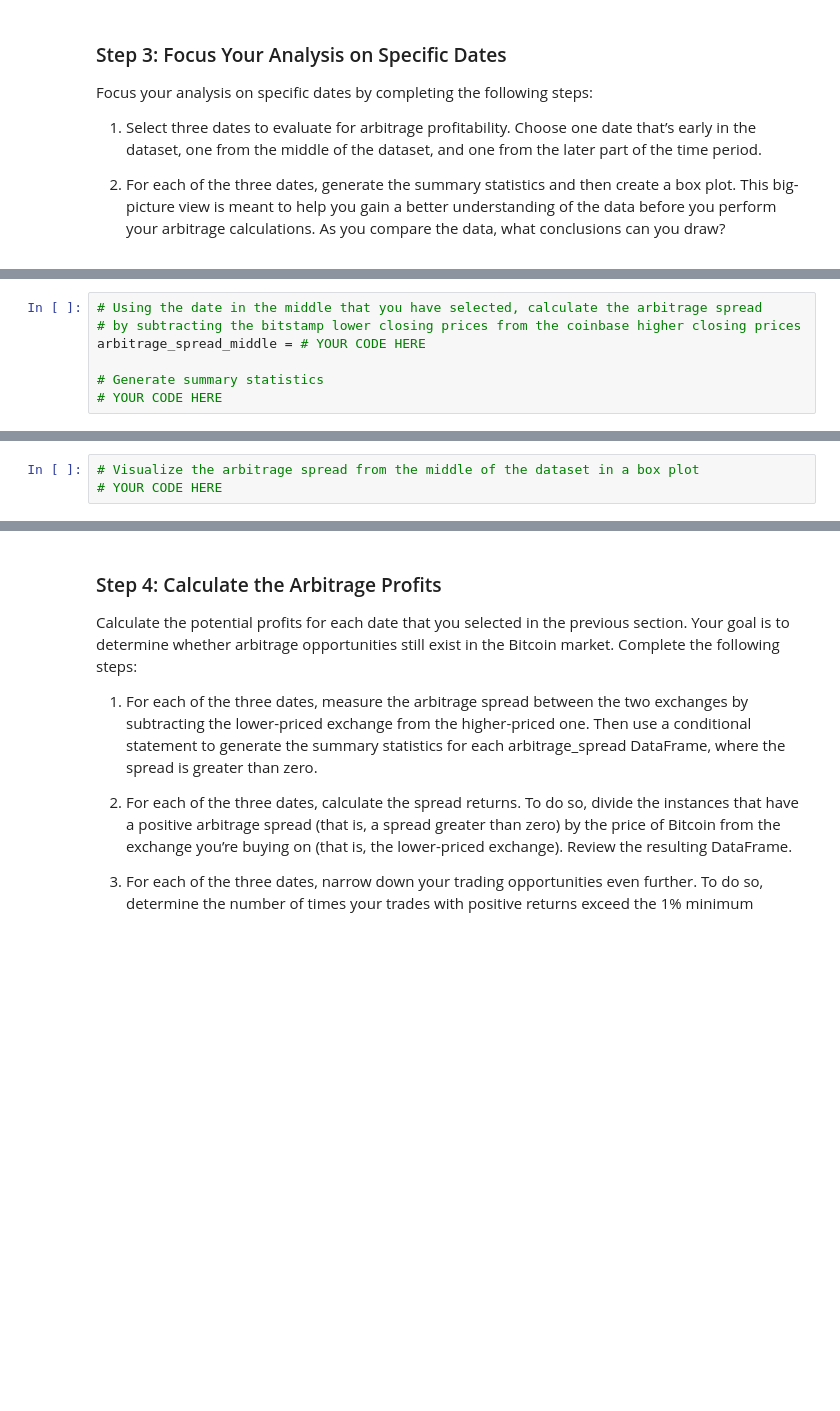
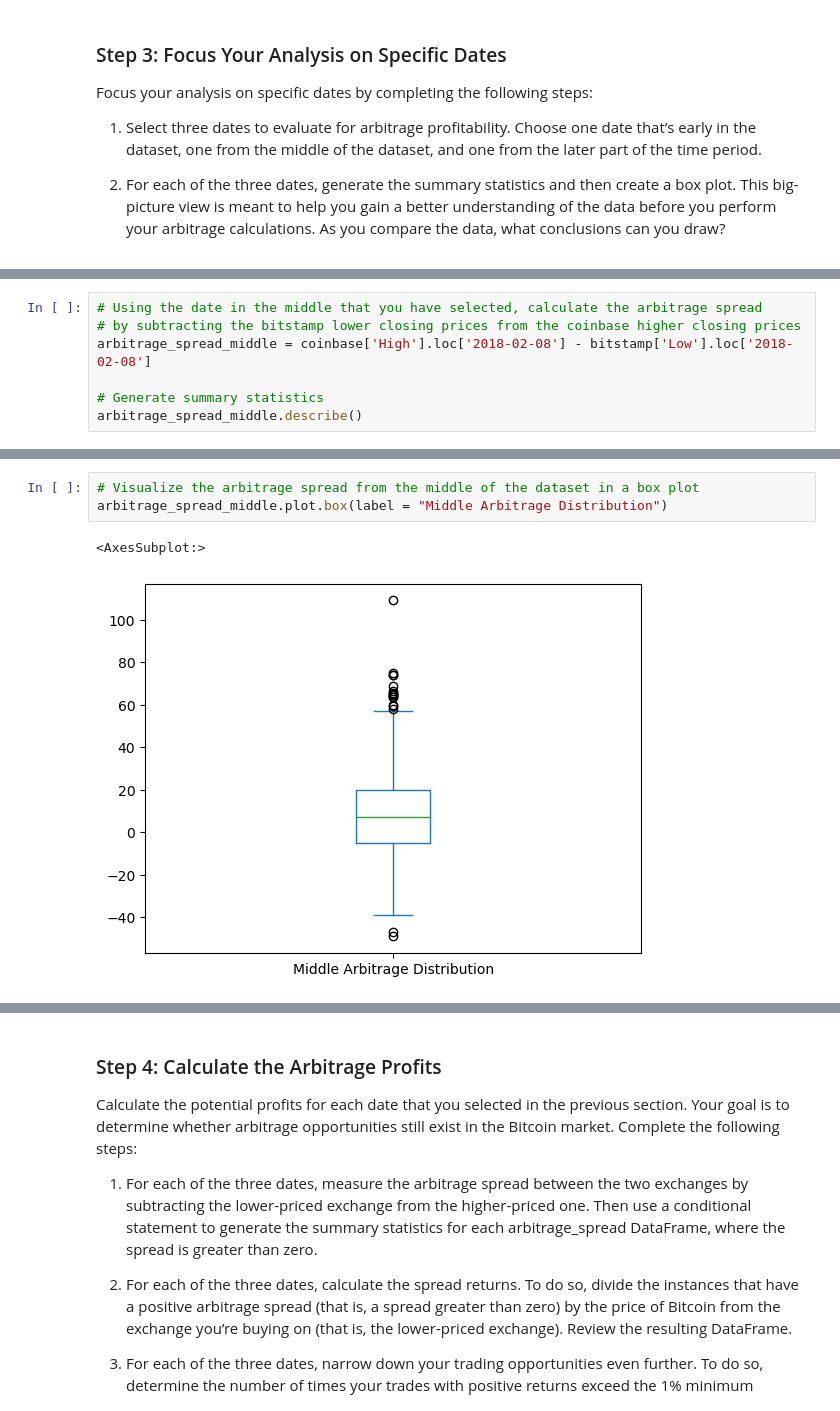
Before and after one commit to ssenhouse/challenge-03-040623, a Jupyter notebook: crypto_arbitrage.ipynb, the cells around one changed output, grey strips where cells are left out. Cells and saved outputs as stored; diff of their text form; blank space fills up the shorter version.

```diff
--- a/crypto_arbitrage.ipynb
+++ b/crypto_arbitrage.ipynb
@@ -510,7 +525,7 @@ Freq: D, Name: Close, dtype: float64
 # %%
 # Using the date in the middle that you have selected, calculate the arbitrage spread
 # by subtracting the bitstamp lower closing prices from the coinbase higher closing prices
-arbitrage_spread_middle = # YOUR CODE HERE
+arbitrage_spread_middle = coinbase['High'].loc['2018-02-08'] - bitstamp['Low'].loc['2018-02-08']
 
 # Generate summary statistics
-# YOUR CODE HERE
+arbitrage_spread_middle.describe()
@@ -517,6 +542,9 @@ arbitrage_spread_middle = # YOUR CODE HERE
 # %%
 # Visualize the arbitrage spread from the middle of the dataset in a box plot
-# YOUR CODE HERE
+arbitrage_spread_middle.plot.box(label = "Middle Arbitrage Distribution")
+# %% [output]
+<AxesSubplot:>
+[figure, added]
 # %%
 # Create an overlay plot that visualizes the two dataframes over a period of one day from late in the dataset.
 # Be sure that the plots include the parameters `legend`, `figsize`, `title`, `color` and `label`
```
Also changed, not shown: parts of 8 cells of this notebook.
